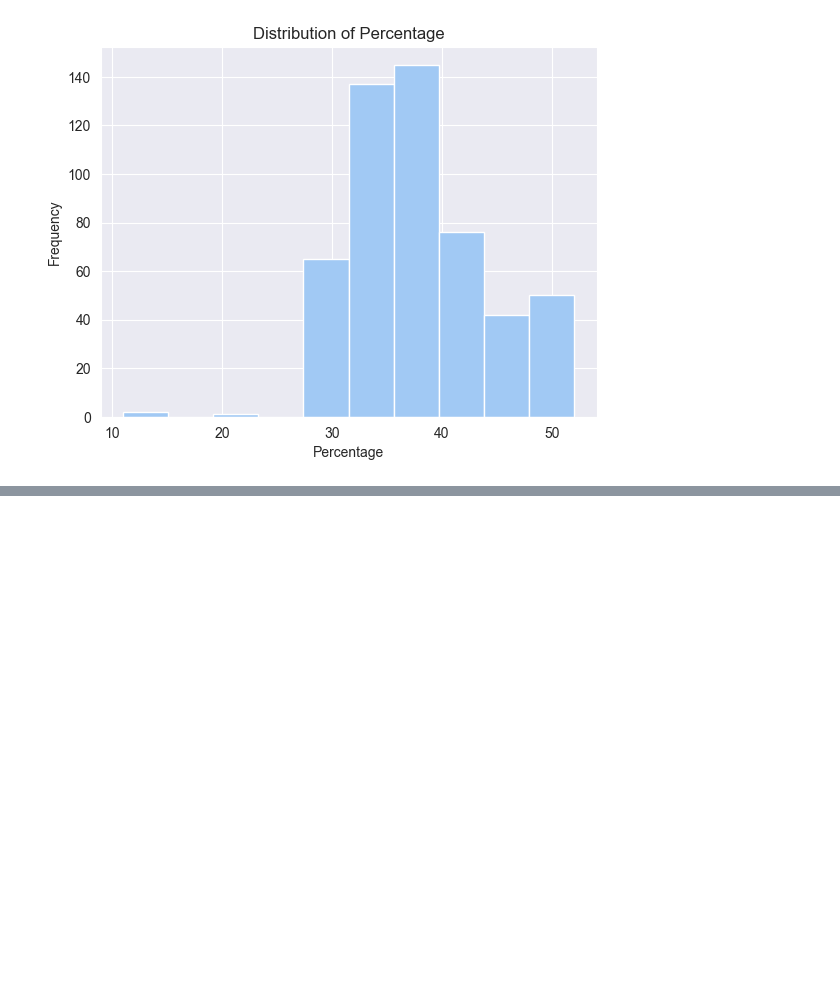
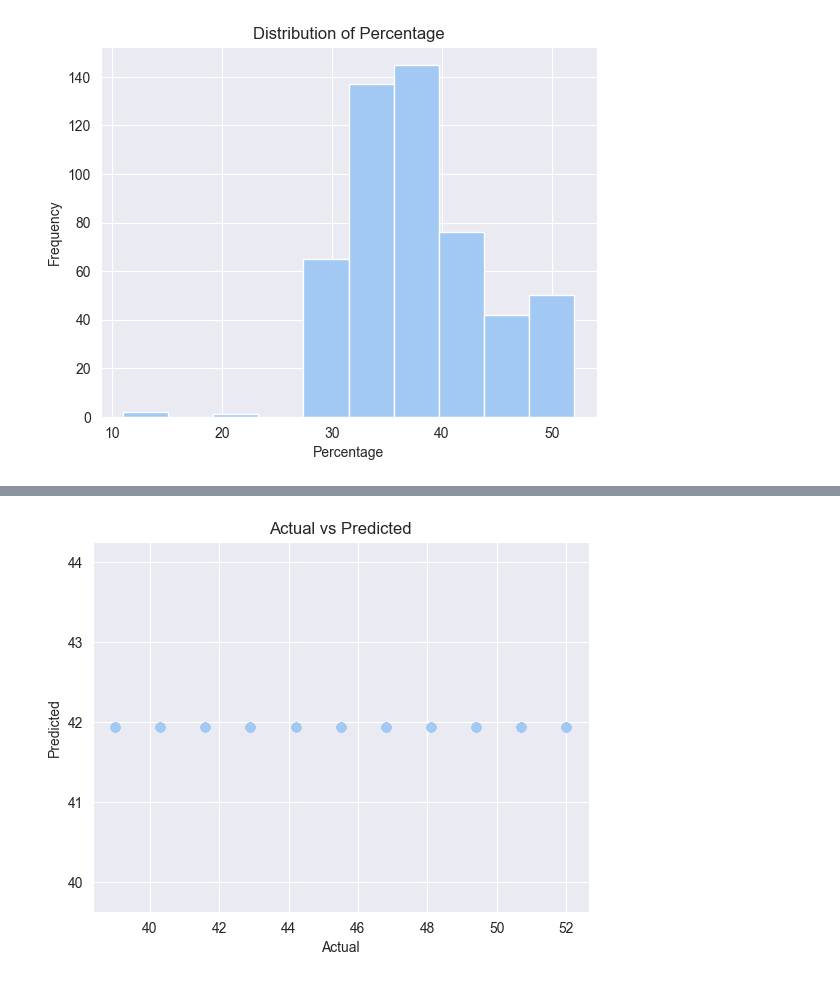
Before and after one commit to Adi-repo/Usage-Forcasting, a Jupyter notebook: Usage Forcasting.ipynb, the cells around one changed output, grey strips where cells are left out. Saved outputs shown, nothing was run; the diff lists cells and outputs as text; code cells hidden in the pictures; blank space fills up the shorter version.

```diff
--- a/Usage Forcasting.ipynb
+++ b/Usage Forcasting.ipynb
@@ -73,0 +124,3 @@ df[((df < (Q1 - 1.5 * IQR)) | (df > (Q3 + 1.5 * IQR))).any(axis=1)]
+# %%
+#predict the values
+y_pred = gbr.predict(x_test)
@@ -73,0 +145,9 @@ df[((df < (Q1 - 1.5 * IQR)) | (df > (Q3 + 1.5 * IQR))).any(axis=1)]
+# %%
+# create a scatter plot between actual and predicted values
+plt.scatter(y_test, y_pred)
+plt.xlabel('Actual')
+plt.ylabel('Predicted')
+plt.title('Actual vs Predicted')
+plt.show()
+# %% [output]
+[figure, added]
```
Also changed, not shown: parts of 17 cells of this notebook.
